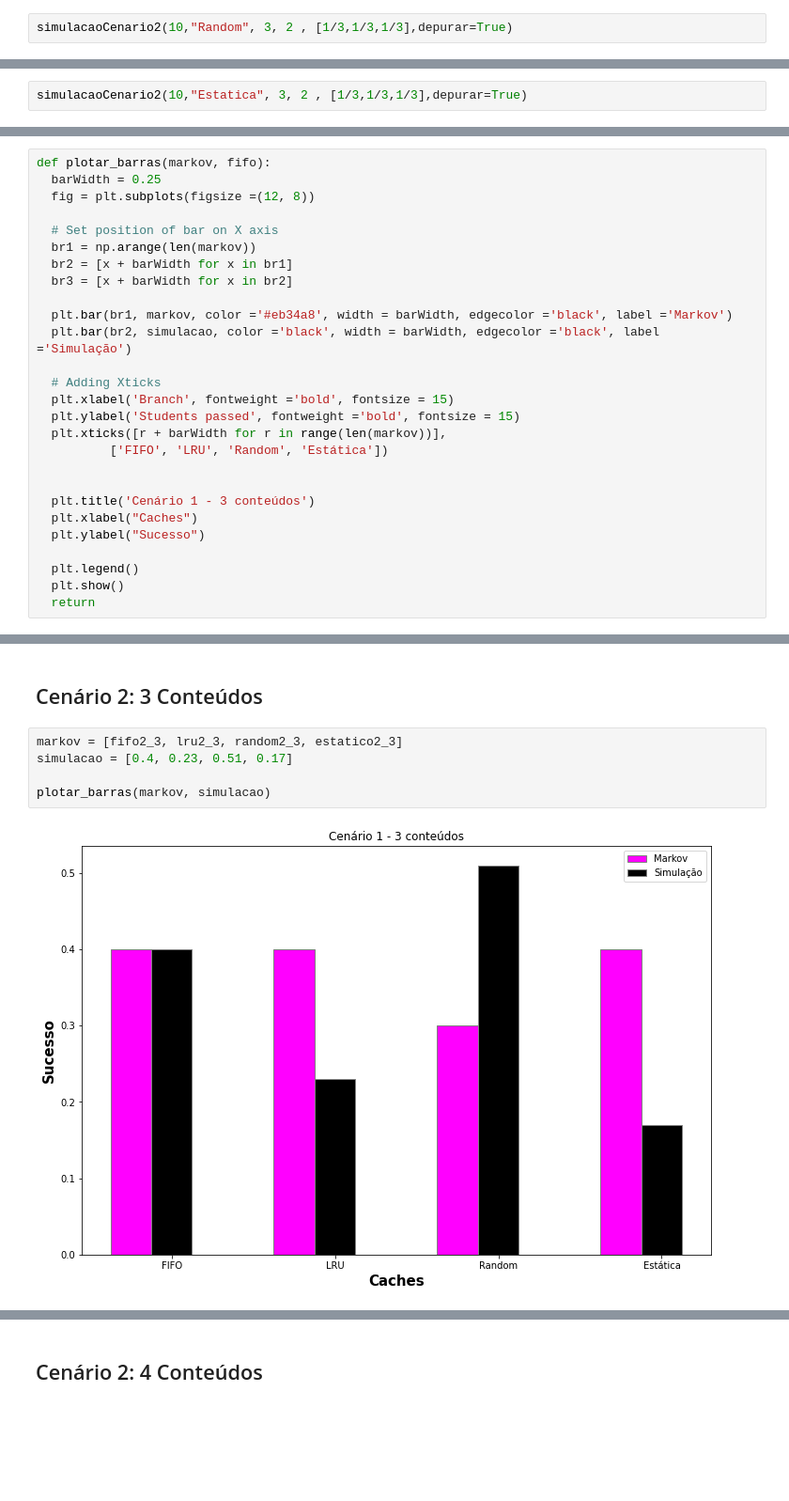
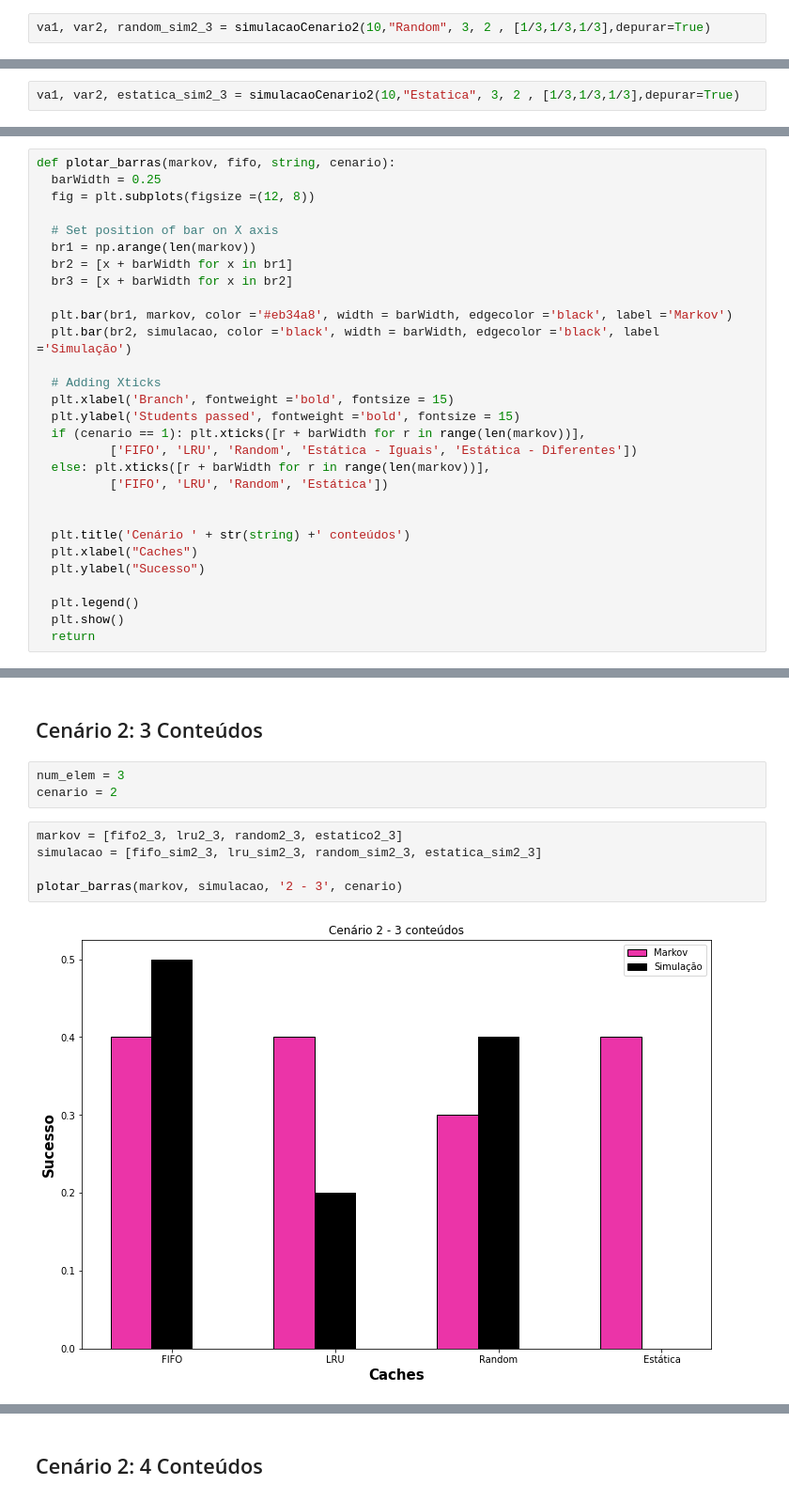
Before and after one commit to siliconemonster/AD-TrabalhoFinal, a Jupyter notebook: Simulação_AD.ipynb, the cells around one changed output, grey strips where cells are left out. Shown at 94% size. Cells and saved outputs as stored; diff of their text form; blank space fills up the shorter version.

```diff
--- a/Simulação_AD.ipynb
+++ b/Simulação_AD.ipynb
@@ -542,5 +698,5 @@ User Miss: 1
 # %% [markdown]
 ### Simulação caso Random
 # %%
-simulacaoCenario2(10,"Random", 3, 2 , [1/3,1/3,1/3],depurar=True)
+va1, var2, random_sim2_3 = simulacaoCenario2(10,"Random", 3, 2 , [1/3,1/3,1/3],depurar=True)
 # %% [output]
@@ -565,5 +720,5 @@ User Miss: 3
 # %% [markdown]
 ### Simulação caso Estátca
 # %%
-simulacaoCenario2(10,"Estatica", 3, 2 , [1/3,1/3,1/3],depurar=True)
+va1, var2, estatica_sim2_3 = simulacaoCenario2(10,"Estatica", 3, 2 , [1/3,1/3,1/3],depurar=True)
 # %% [output]
@@ -2131,7 +2299,7 @@ Compararemos os tipos de cache por simulação e por solução analítica, nos c
 # %% [markdown]
 ## Funções para plotar os gráficos
 # %%
-def plotar_barras(markov, fifo):
+def plotar_barras(markov, fifo, string, cenario):
   barWidth = 0.25
   fig = plt.subplots(figsize =(12, 8))
 
@@ -2146,11 +2314,13 @@ def plotar_barras(markov, fifo):
   # Adding Xticks
   plt.xlabel('Branch', fontweight ='bold', fontsize = 15)
   plt.ylabel('Students passed', fontweight ='bold', fontsize = 15)
-  plt.xticks([r + barWidth for r in range(len(markov))],
+  if (cenario == 1): plt.xticks([r + barWidth for r in range(len(markov))],
+          ['FIFO', 'LRU', 'Random', 'Estática - Iguais', 'Estática - Diferentes'])
+  else: plt.xticks([r + barWidth for r in range(len(markov))],
           ['FIFO', 'LRU', 'Random', 'Estática'])
 
 
-  plt.title('Cenário 1 - 3 conteúdos')
+  plt.title('Cenário ' + str(string) +' conteúdos')
   plt.xlabel("Caches")
   plt.ylabel("Sucesso")
 
@@ -2222,9 +2480,12 @@ plotar_barras(markov, simulacao)
 # %% [markdown]
  ## Cenário 2: 3 Conteúdos
+# %%
+num_elem = 3
+cenario = 2
 # %%
 markov = [fifo2_3, lru2_3, random2_3, estatico2_3]
-simulacao = [0.4, 0.23, 0.51, 0.17]
+simulacao = [fifo_sim2_3, lru_sim2_3, random_sim2_3, estatica_sim2_3]
 
-plotar_barras(markov, simulacao)
+plotar_barras(markov, simulacao, '2 - 3', cenario)
 # %% [output]
-[figure, old version]
+[figure, new version]
```
Also changed, not shown: parts of 79 cells of this notebook.
